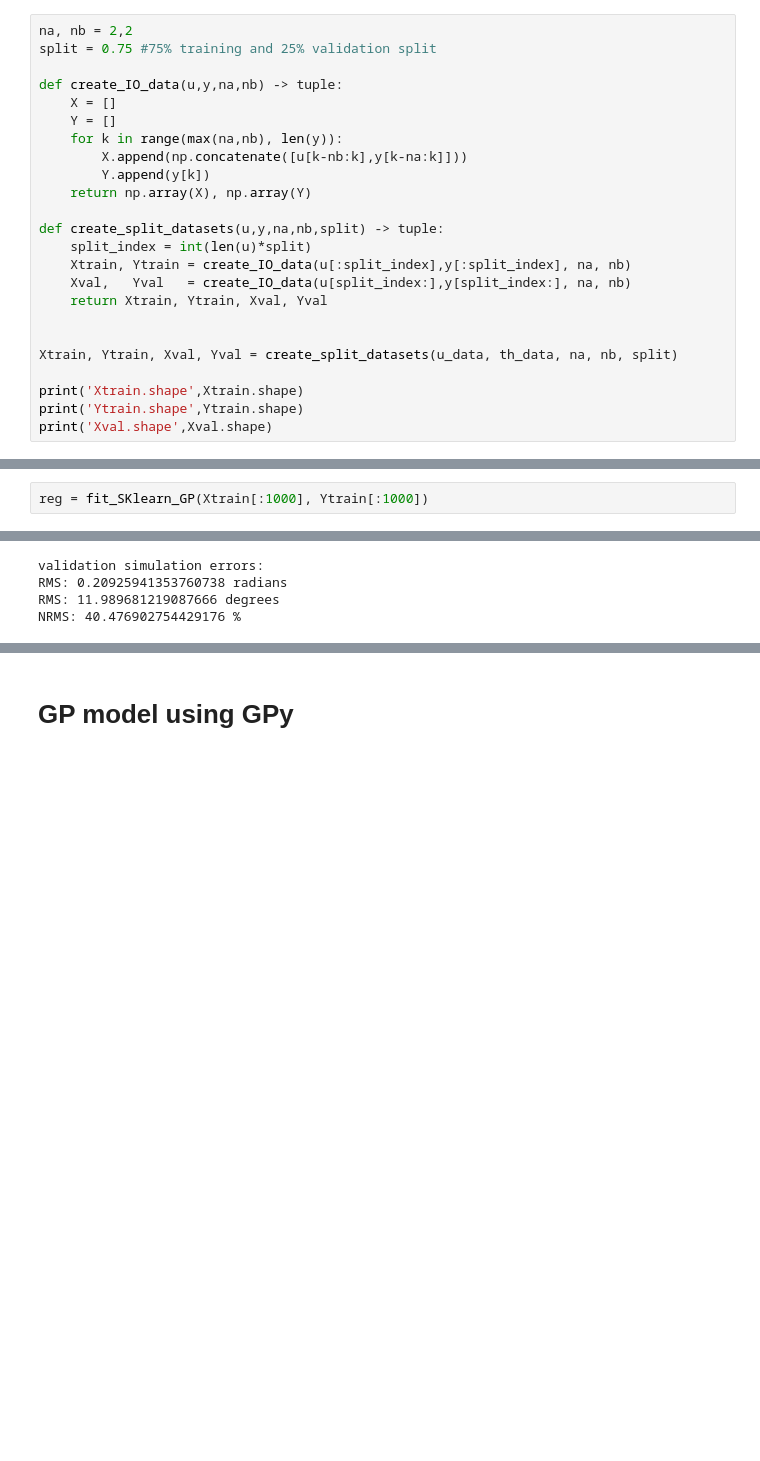
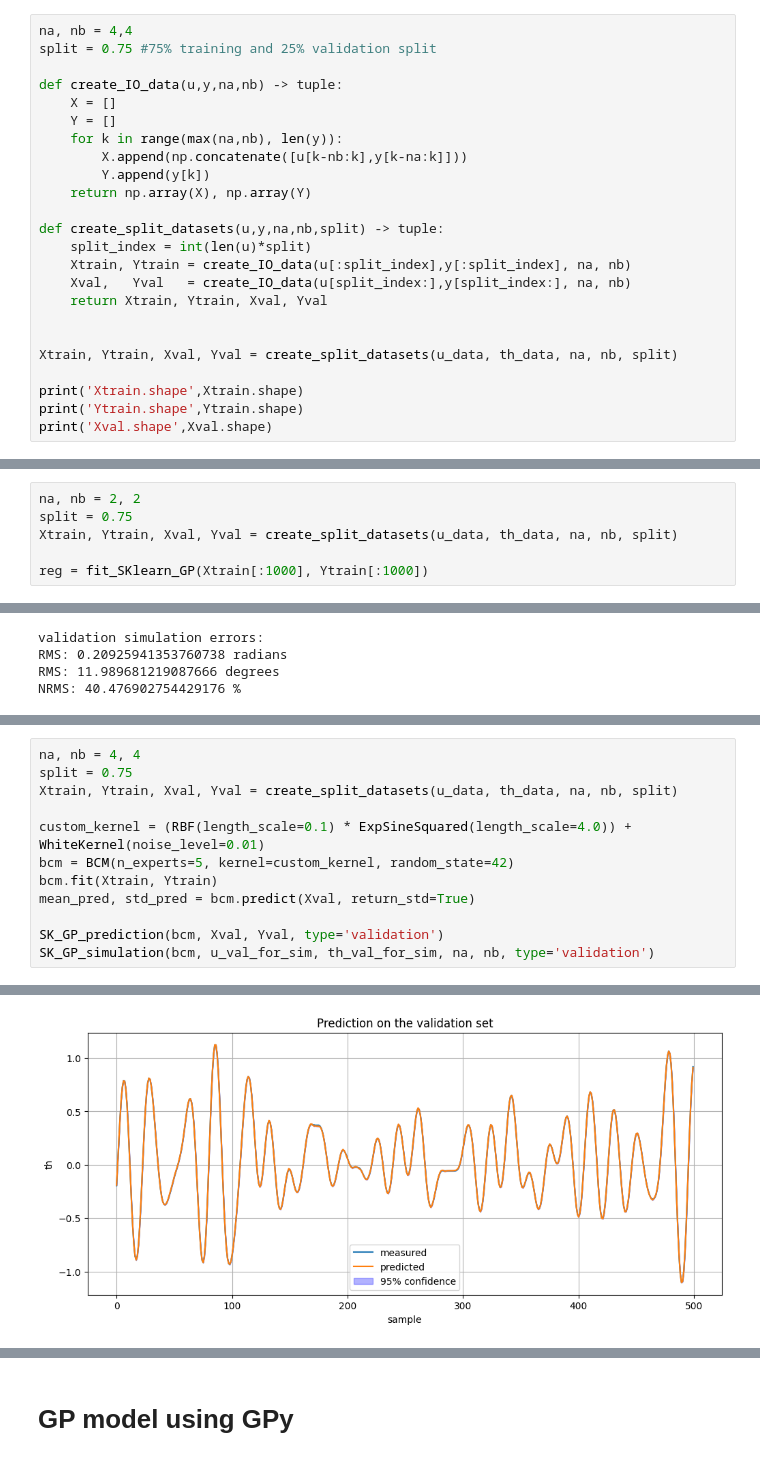
Before and after one commit to Nitin345614/ML4SC-Design-Assignment-G20, a Jupyter notebook: GP_training.ipynb, the cells around one changed output, grey strips where cells are left out. Saved outputs shown, nothing was run; the diff lists cells and outputs as text; blank space fills up the shorter version.

```diff
--- a/GP_training.ipynb
+++ b/GP_training.ipynb
@@ -34,7 +35,7 @@ plt.legend(['u','th']);
 # %% [markdown]
 ### Construct train and validation data for prediction
 # %%
-na, nb = 2,2
+na, nb = 4,4
 split = 0.75 #75% training and 25% validation split
 
 def create_IO_data(u,y,na,nb) -> tuple:
@@ -144,6 +143,10 @@ def SK_GP_simulation(reg, u_train, th_train, na, nb, type='training'):
 # %% [markdown]
 Train on the first 1000 samples
 # %%
+na, nb = 2, 2
+split = 0.75
+Xtrain, Ytrain, Xval, Yval = create_split_datasets(u_data, th_data, na, nb, split)
+
 reg = fit_SKlearn_GP(Xtrain[:1000], Ytrain[:1000])
 # %%
 SK_GP_prediction(reg, Xval, Yval, type='validation')
@@ -161,0 +241,13 @@ NRMS: 40.476902754429176 %
+# %%
+na, nb = 4, 4
+split = 0.75
+Xtrain, Ytrain, Xval, Yval = create_split_datasets(u_data, th_data, na, nb, split)
+
+custom_kernel = (RBF(length_scale=0.1) * ExpSineSquared(length_scale=4.0)) + WhiteKernel(noise_level=0.01)
+bcm = BCM(n_experts=5, kernel=custom_kernel, random_state=42)
+bcm.fit(Xtrain, Ytrain)
+mean_pred, std_pred = bcm.predict(Xval, return_std=True)
+
+SK_GP_prediction(bcm, Xval, Yval, type='validation')
+SK_GP_simulation(bcm, u_val_for_sim, th_val_for_sim, na, nb, type='validation')
+# %% [output]
@@ -161,0 +260 @@ NRMS: 40.476902754429176 %
+[figure, added]
```
Also changed, not shown: parts of 11 cells of this notebook.
